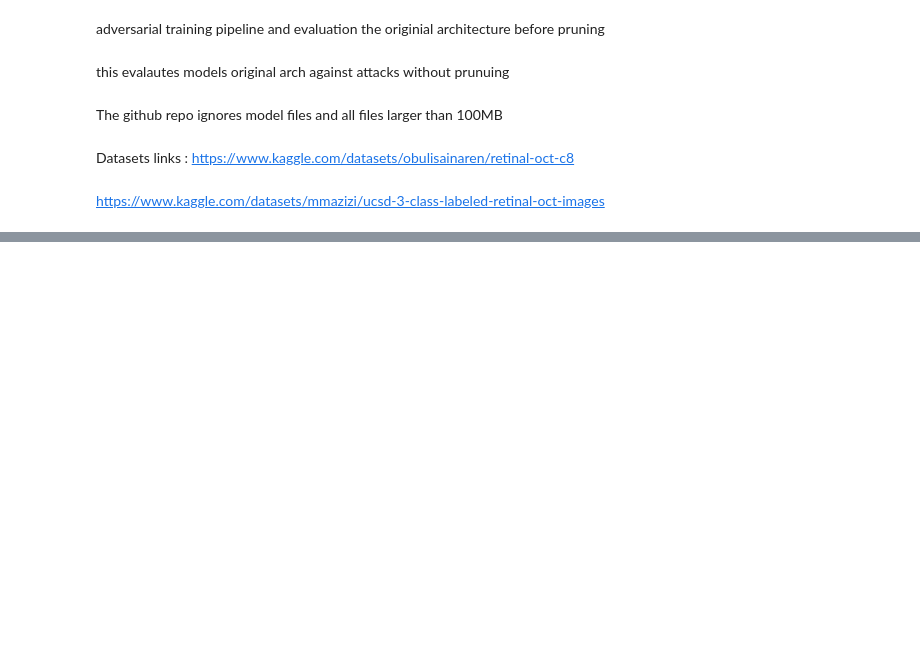
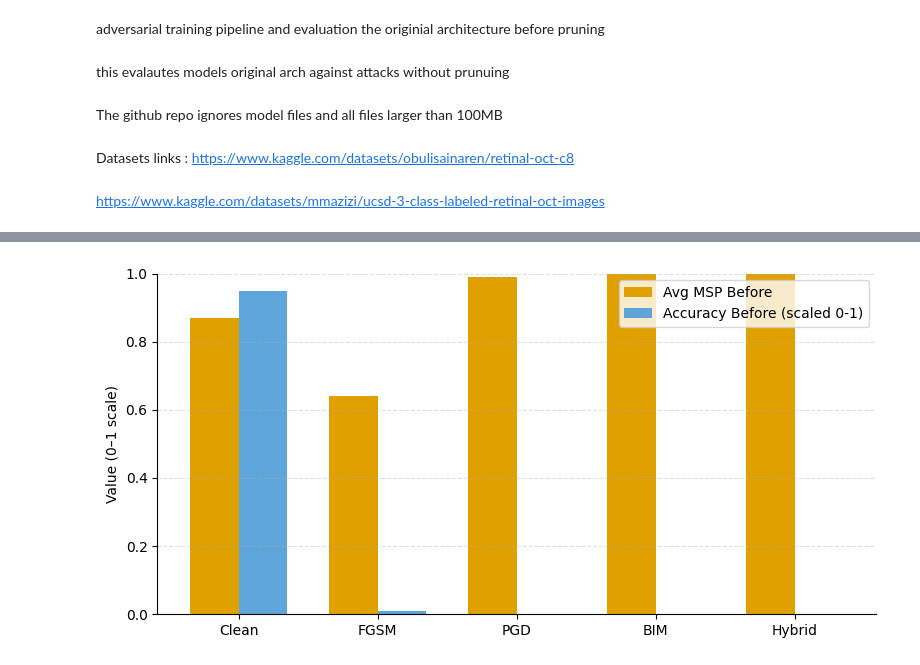
Before and after one commit to muntherqasaimeh/VTwork, a Jupyter notebook: all-experiments.ipynb, the cells around one changed output, grey strips where cells are left out. Cells and saved outputs as stored; diff of their text form; code cells hidden in the pictures; blank space fills up the shorter version.

```diff
--- a/all-experiments.ipynb
+++ b/all-experiments.ipynb
@@ -6325,0 +6367,42 @@ https://www.kaggle.com/datasets/mmazizi/ucsd-3-class-labeled-retinal-oct-images
+# %%
+import numpy as np
+import matplotlib.pyplot as plt
+
+# Categories
+attacks = ["Clean", "FGSM", "PGD", "BIM", "Hybrid"]
+
+# Values (adjust if needed to match your exact numbers)
+avg_msp_before = [0.87, 0.64, 0.99, 1.00, 1.00]
+accuracy_before = [0.95, 0.01, 0.00, 0.00, 0.00]  # scaled 0–1
+
+x = np.arange(len(attacks))
+width = 0.35
+
+fig, ax = plt.subplots(figsize=(8, 4))
+
+# Bars
+bars1 = ax.bar(x - width/2, avg_msp_before, width,
+               label="Avg MSP Before",
+               color="#E0A000")
+
+bars2 = ax.bar(x + width/2, accuracy_before, width,
+               label="Accuracy Before (scaled 0-1)",
+               color="#5DA5DA")
+
+# Labels & formatting
+ax.set_ylabel("Value (0–1 scale)")
+ax.set_xticks(x)
+ax.set_xticklabels(attacks)
+ax.set_ylim(0, 1.0)
+
+ax.legend()
+ax.grid(axis='y', linestyle='--', alpha=0.4)
+
+# Clean top/right borders (to match style)
+ax.spines["top"].set_visible(False)
+ax.spines["right"].set_visible(False)
+
+plt.tight_layout()
+plt.show()
+# %% [output]
+[figure, added]
```
Also changed, not shown: parts of 6 cells of this notebook.
